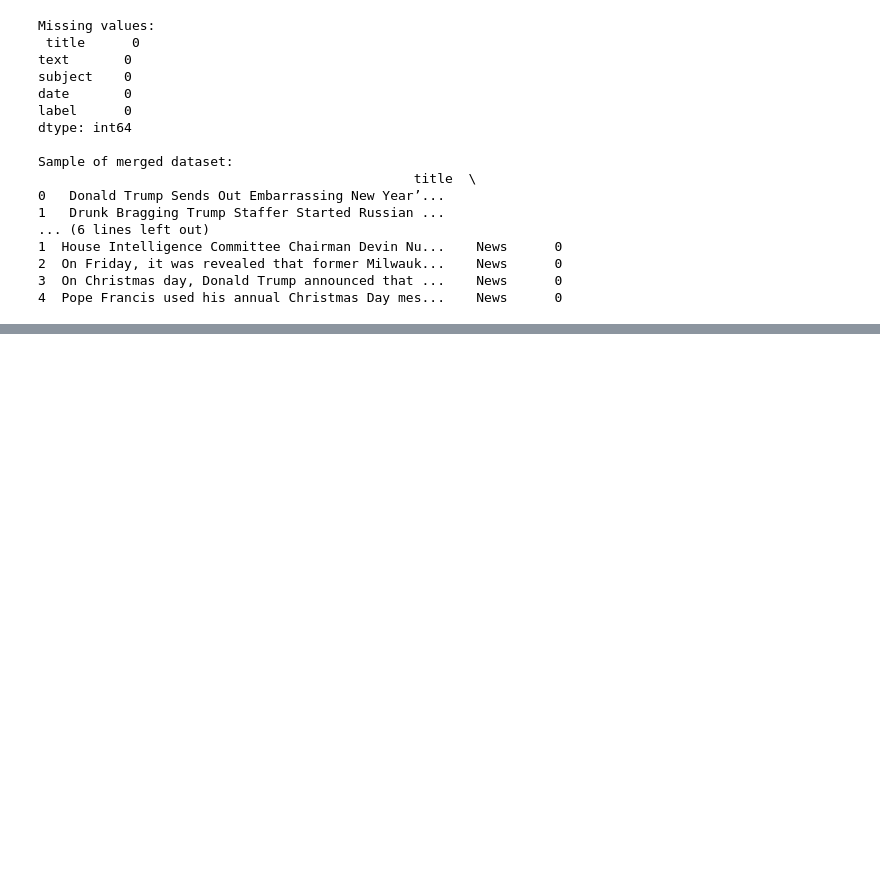
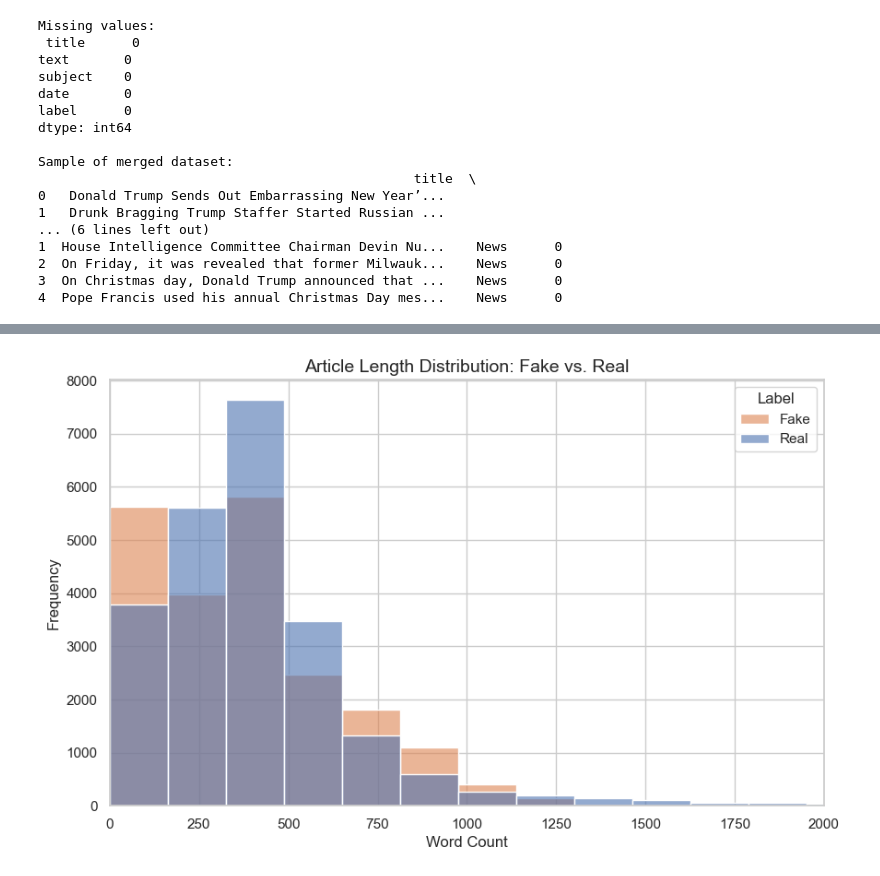
Before and after one commit to rajeev-chaurasia/Fake-News-Detection, a Jupyter notebook: Fake_News_Detection.ipynb, the cells around one changed output, grey strips where cells are left out. Saved outputs shown, nothing was run; the diff lists cells and outputs as text; code cells hidden in the pictures; blank space fills up the shorter version.

```diff
--- a/Fake_News_Detection.ipynb
+++ b/Fake_News_Detection.ipynb
@@ -66,0 +104,15 @@ Sample of merged dataset:
+# %%
+# Calculate word count for each article's text
+df['text_length'] = df['text'].apply(lambda x: len(str(x).split()))
+
+# Plot histogram of text lengths by label
+plt.figure(figsize=(10, 6))
+sns.histplot(data=df, x='text_length', hue='label', bins=50, alpha=0.6)
+plt.title("Article Length Distribution: Fake vs. Real", fontsize=14)
+plt.xlim(0, 2000)  # Adjust as needed
+plt.xlabel("Word Count", fontsize=12)
+plt.ylabel("Frequency", fontsize=12)
+plt.legend(title="Label", labels=['Fake', 'Real'])
+plt.show()
+# %% [output]
+[figure, added]
```
Also changed, not shown: parts of 8 cells of this notebook, 6 other files.
